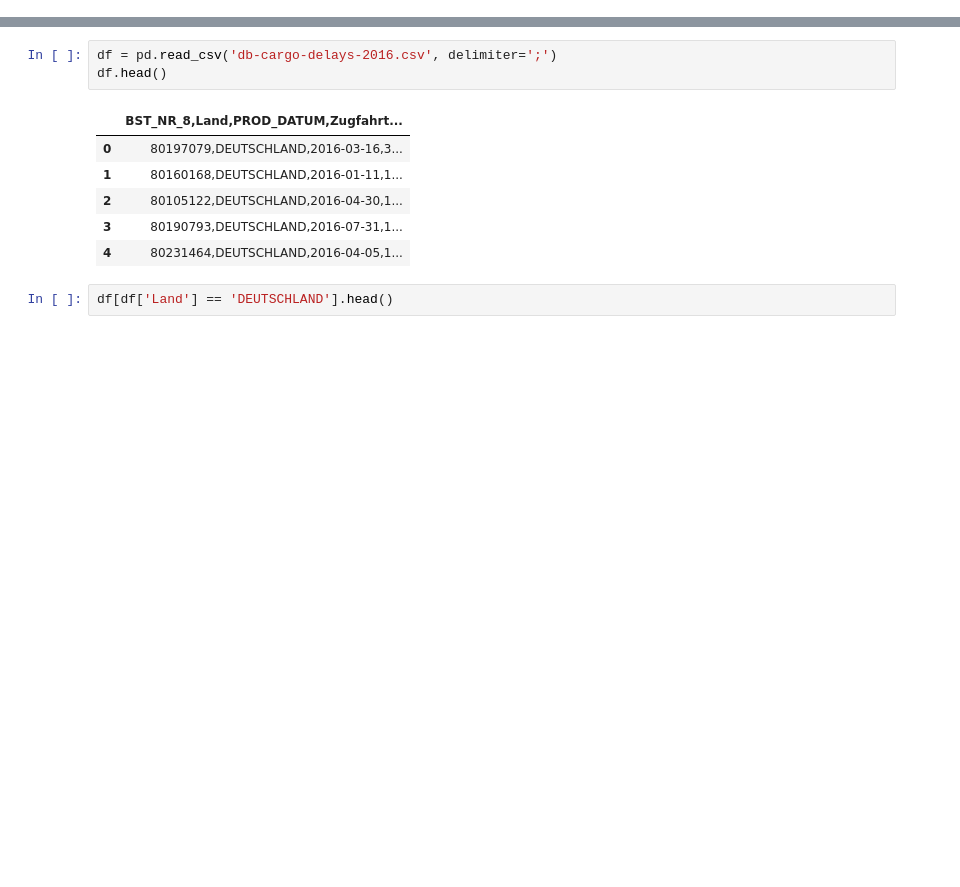
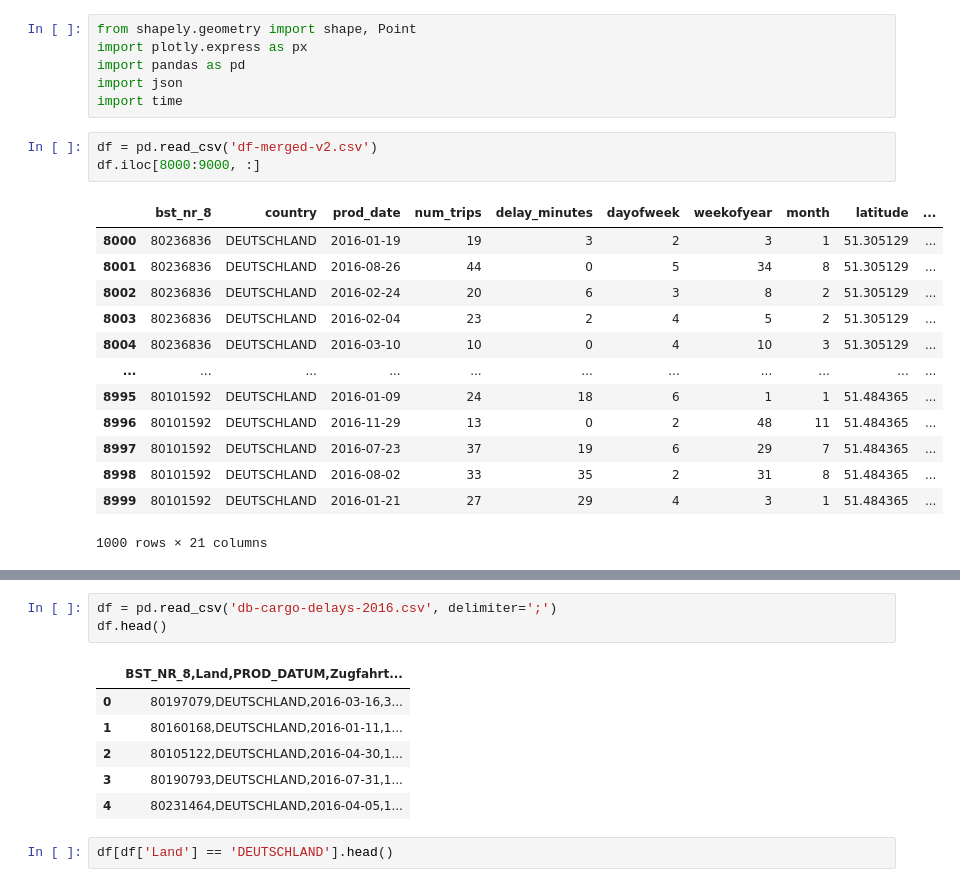
Before and after one commit to shamilnabiyev/open-data-analytics, a Jupyter notebook: data/data-processing.ipynb, the cells around one changed output, grey strips where cells are left out. Cells and saved outputs as stored; diff of their text form; blank space fills up the shorter version.

```diff
--- a/data/data-processing.ipynb
+++ b/data/data-processing.ipynb
@@ -0,0 +1,23 @@
+# %%
+from shapely.geometry import shape, Point
+import plotly.express as px
+import pandas as pd
+import json
+import time
+# %%
+df = pd.read_csv('df-merged-v2.csv')
+df.iloc[8000:9000, :]
+# %% [output]
+|  | bst_nr_8 | country | prod_date | num_trips | delay_minutes | dayofweek | weekofyear | month | latitude | ... |
+| 8000 | 80236836 | DEUTSCHLAND | 2016-01-19 | 19 | 3 | 2 | 3 | 1 | 51.305129 | ... |
+| 8001 | 80236836 | DEUTSCHLAND | 2016-08-26 | 44 | 0 | 5 | 34 | 8 | 51.305129 | ... |
+| 8002 | 80236836 | DEUTSCHLAND | 2016-02-24 | 20 | 6 | 3 | 8 | 2 | 51.305129 | ... |
+| 8003 | 80236836 | DEUTSCHLAND | 2016-02-04 | 23 | 2 | 4 | 5 | 2 | 51.305129 | ... |
+| 8004 | 80236836 | DEUTSCHLAND | 2016-03-10 | 10 | 0 | 4 | 10 | 3 | 51.305129 | ... |
+| ... | ... | ... | ... | ... | ... | ... | ... | ... | ... | ... |
+| 8995 | 80101592 | DEUTSCHLAND | 2016-01-09 | 24 | 18 | 6 | 1 | 1 | 51.484365 | ... |
+| 8996 | 80101592 | DEUTSCHLAND | 2016-11-29 | 13 | 0 | 2 | 48 | 11 | 51.484365 | ... |
+| 8997 | 80101592 | DEUTSCHLAND | 2016-07-23 | 37 | 19 | 6 | 29 | 7 | 51.484365 | ... |
+| 8998 | 80101592 | DEUTSCHLAND | 2016-08-02 | 33 | 35 | 2 | 31 | 8 | 51.484365 | ... |
+| 8999 | 80101592 | DEUTSCHLAND | 2016-01-21 | 27 | 29 | 4 | 3 | 1 | 51.484365 | ... |
+1000 rows × 21 columns
```
Also changed, not shown: parts of 25 cells of this notebook.
